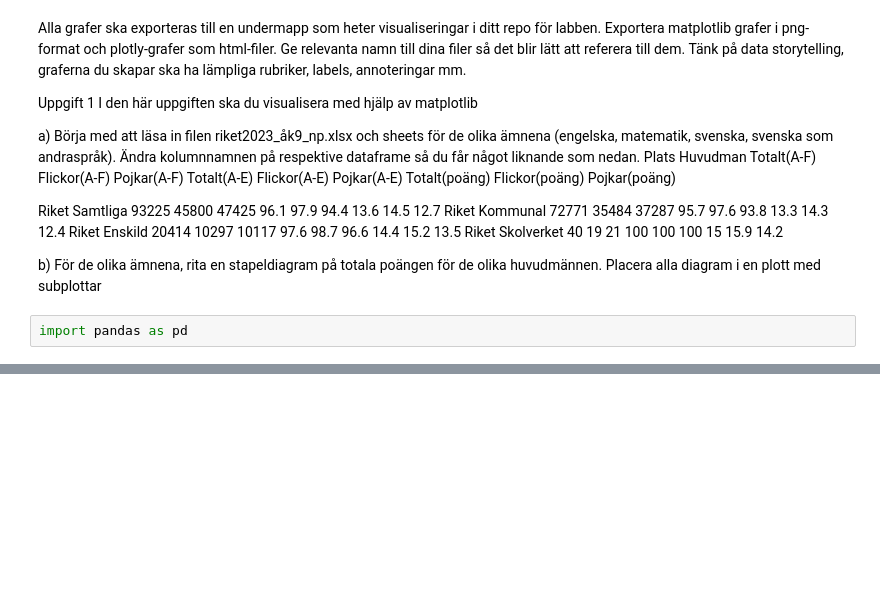
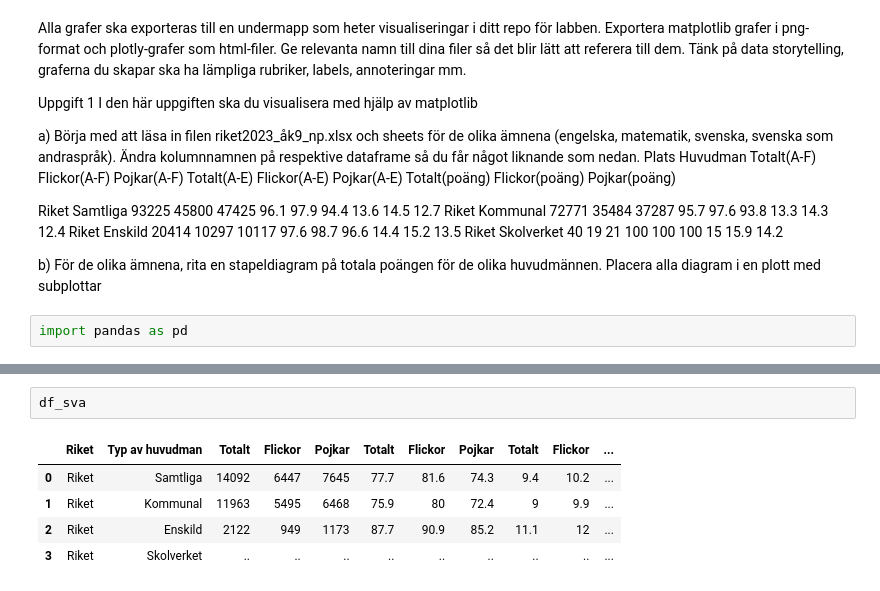
Before and after one commit to glennart8/Labb2_Data_processing, a Jupyter notebook: labb_processing.ipynb, the cells around one changed output, grey strips where cells are left out. Cells and saved outputs as stored; diff of their text form; blank space fills up the shorter version.

```diff
--- a/labb_processing.ipynb
+++ b/labb_processing.ipynb
@@ -34 +59,9 @@ df_eng
+# %%
+df_sva
+# %% [output]
+|  | Riket | Typ av huvudman | Totalt | Flickor | Pojkar | Totalt | Flickor | Pojkar | Totalt | Flickor | ... |
+| 0 | Riket | Samtliga | 14092 | 6447 | 7645 | 77.7 | 81.6 | 74.3 | 9.4 | 10.2 | ... |
+| 1 | Riket | Kommunal | 11963 | 5495 | 6468 | 75.9 | 80 | 72.4 | 9 | 9.9 | ... |
+| 2 | Riket | Enskild | 2122 | 949 | 1173 | 87.7 | 90.9 | 85.2 | 11.1 | 12 | ... |
+| 3 | Riket | Skolverket | .. | .. | .. | .. | .. | .. | .. | .. | ... |
 # %%
```
Also changed, not shown: parts of 13 cells of this notebook.
